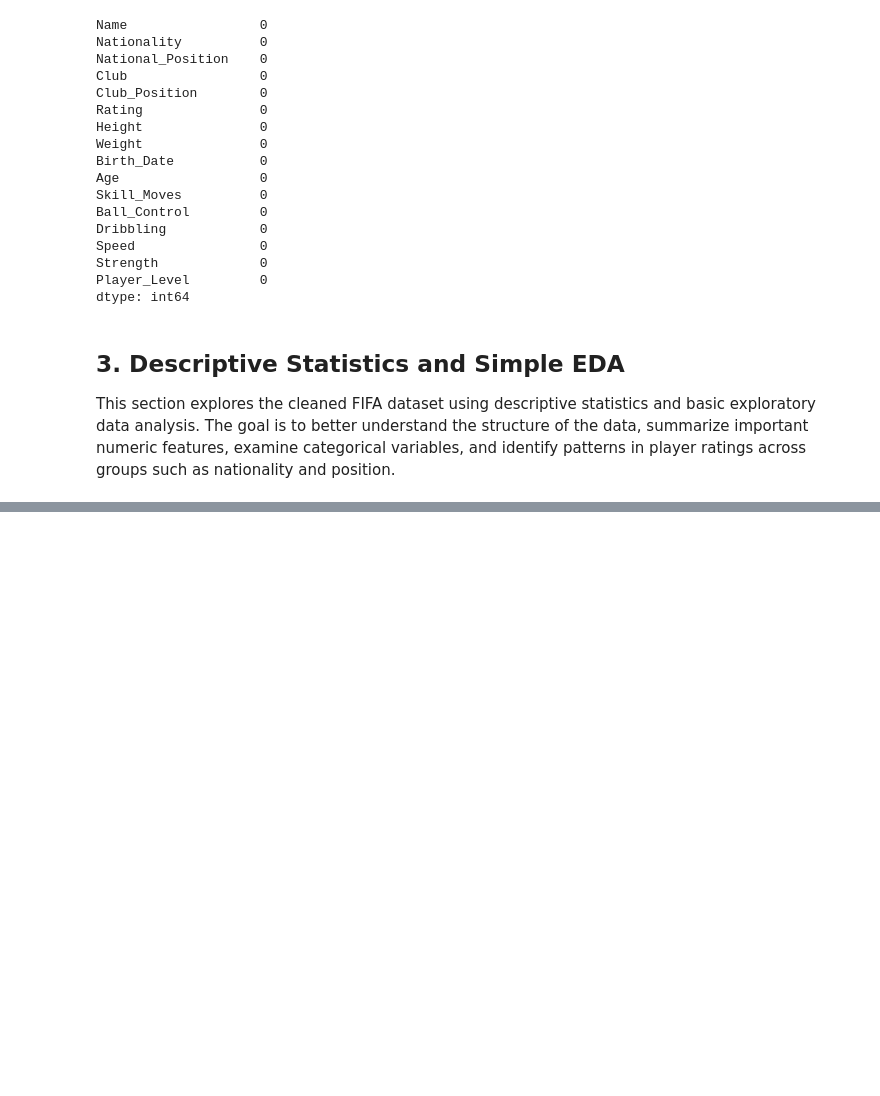
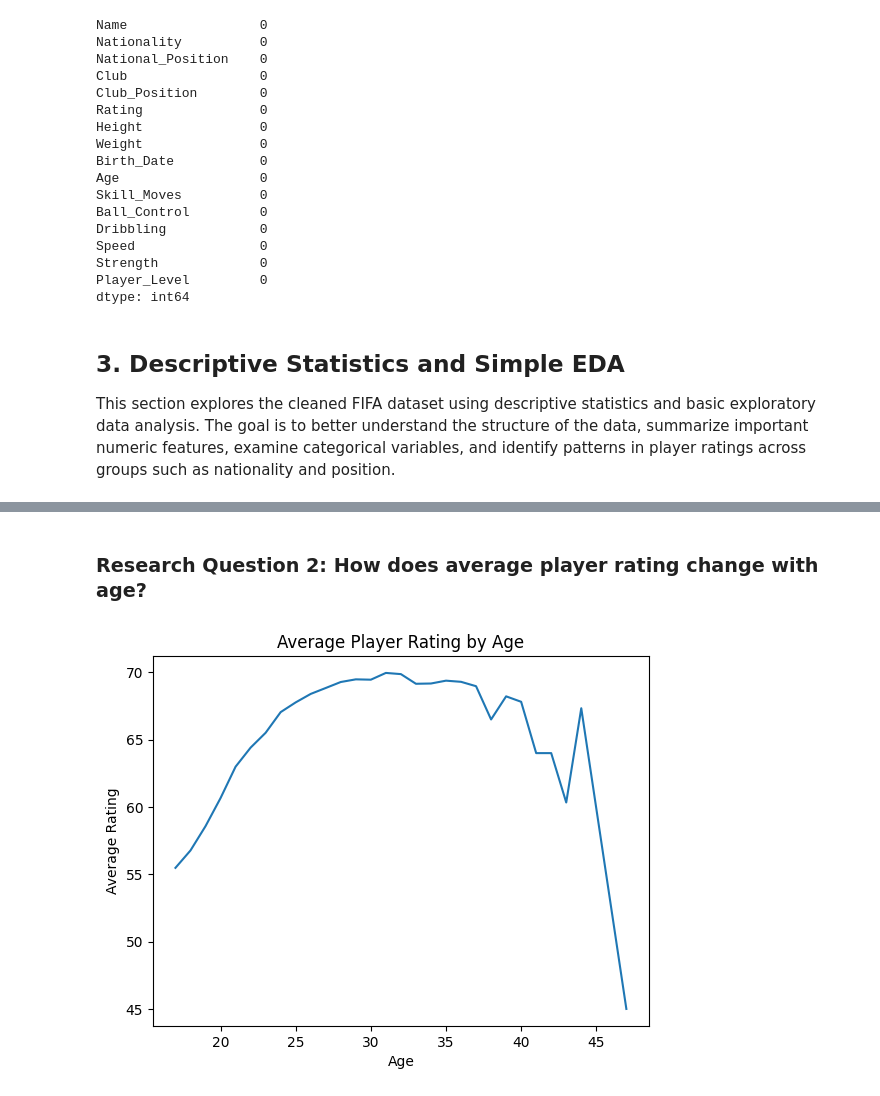
Before and after one commit to AbigailUhl/Group-24-Python-Projects, a Jupyter notebook: analysis.ipynb, the cells around one changed output, grey strips where cells are left out. Drawn from its saved outputs; the diff is of its cells as text; code cells hidden in the pictures; blank space fills up the shorter version.

```diff
--- a/analysis.ipynb
+++ b/analysis.ipynb
@@ -544,0 +385,15 @@ pivot_rating_position.sort_values(by='Rating', ascending=False)
+# %% [markdown]
+### Research Question 2: How does average player rating change with age?
+# %%
+age_rating = df.groupby('Age')['Rating'].mean()
+
+plt.figure()
+age_rating.plot()
+
+plt.title("Average Player Rating by Age")
+plt.xlabel("Age")
+plt.ylabel("Average Rating")
+
+plt.show()
+# %% [output]
+[figure, added]
```
Also changed, not shown: parts of 16 cells of this notebook, 3 other files.
